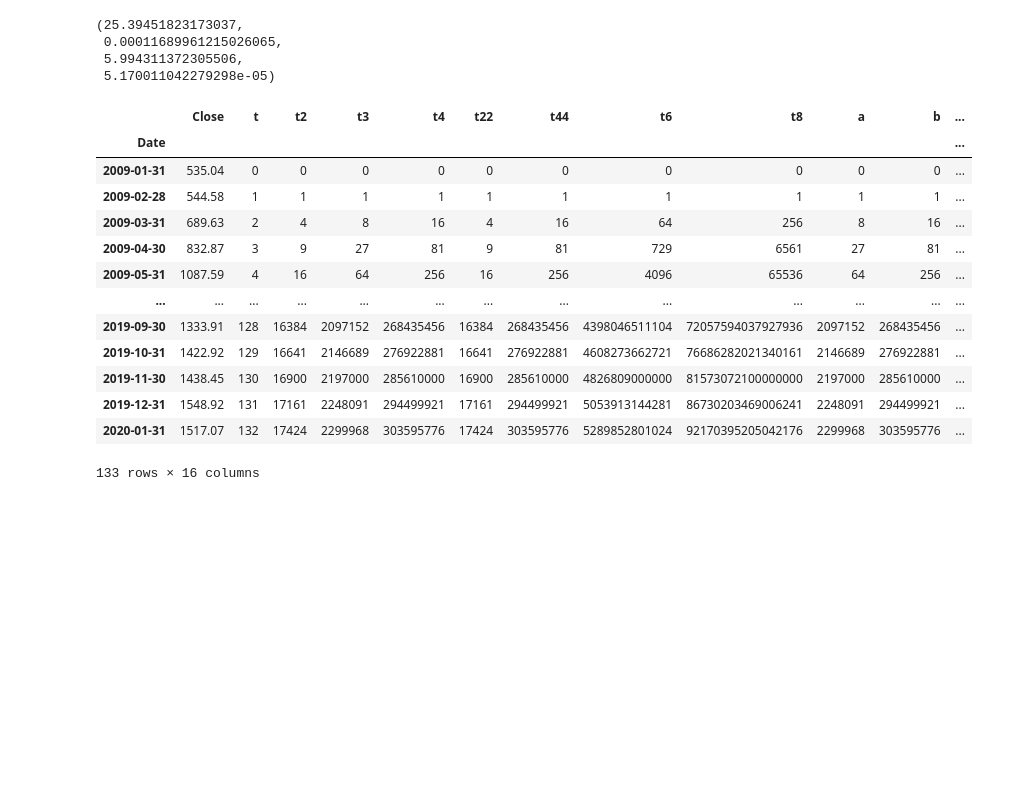
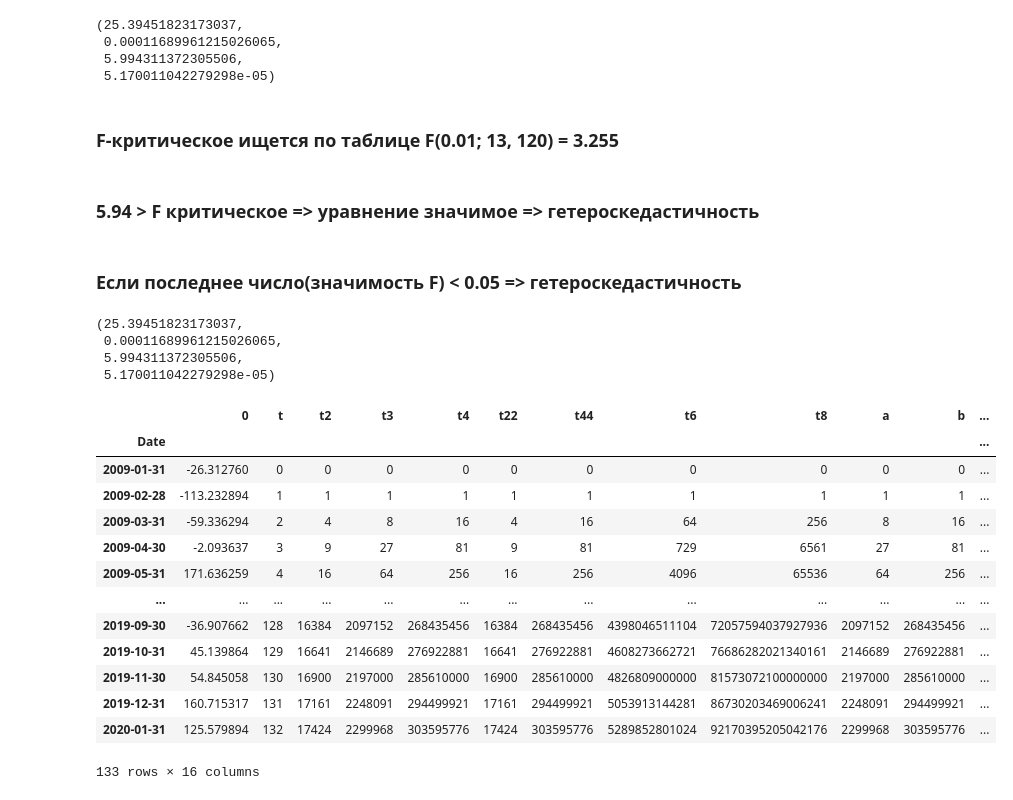
Before and after one commit to xtess16/RTSI, a Jupyter notebook: RTS_test.ipynb, the cells around one changed output. Drawn from its saved outputs; the diff is of its cells as text; code cells hidden in the pictures; blank space fills up the shorter version.

```diff
--- a/RTS_test.ipynb
+++ b/RTS_test.ipynb
@@ -272,39 +275,52 @@ het_white(series_remains, series_remains_exog)
  0.00011689961215026065,
  5.994311372305506,
  5.170011042279298e-05)
+# %% [markdown]
+### F-критическое ищется по таблице F(0.01; 13, 120) = 3.255
+# %% [markdown]
+### 5.94 > F критическое => уравнение значимое => гетероскедастичность
+# %% [markdown]
+### Если последнее число(значимость F) < 0.05 => гетероскедастичность
+# %%
+# ТЕСТ УАЙТА на гомоскетастичность
+het_white(series_remains, series_remains_exog)
+# %% [output]
+(25.39451823173037,
+ 0.00011689961215026065,
+ 5.994311372305506,
+ 5.170011042279298e-05)
 # %%
-tmp = series.to_frame()
+tmp = series_remains.to_frame()
 tmp['t'] = np.arange(tmp.size)
 tmp['t2'] = tmp.t ** 2
 tmp['t3'] = tmp.t ** 3
 tmp['t4'] = tmp.t2 ** 2
 tmp['t22'] = tmp.t2.copy()
 tmp['t44'] = tmp.t4.copy()
 tmp['t6'] = tmp.t3 ** 2
 tmp['t8'] = tmp.t4 ** 2
 
 tmp['a'] = tmp.t3.copy()
 tmp['b'] = tmp.t4.copy()
 tmp['c'] = tmp.t4 * tmp.t
 tmp['d'] = tmp.t4 * tmp.t
 tmp['e'] = tmp.t3 ** 2
 tmp['f'] = tmp.t3 * tmp.t4
 tmp['remains'] = series_remains ** 2
-tmp
 # %% [output]
-|  | Close | t | t2 | t3 | t4 | t22 | t44 | t6 | t8 | a | b | ... |
+|  | 0 | t | t2 | t3 | t4 | t22 | t44 | t6 | t8 | a | b | ... |
 | Date |  |  |  |  |  |  |  |  |  |  |  | ... |
-| 2009-01-31 | 535.04 | 0 | 0 | 0 | 0 | 0 | 0 | 0 | 0 | 0 | 0 | ... |
-| 2009-02-28 | 544.58 | 1 | 1 | 1 | 1 | 1 | 1 | 1 | 1 | 1 | 1 | ... |
-| 2009-03-31 | 689.63 | 2 | 4 | 8 | 16 | 4 | 16 | 64 | 256 | 8 | 16 | ... |
-| 2009-04-30 | 832.87 | 3 | 9 | 27 | 81 | 9 | 81 | 729 | 6561 | 27 | 81 | ... |
-| 2009-05-31 | 1087.59 | 4 | 16 | 64 | 256 | 16 | 256 | 4096 | 65536 | 64 | 256 | ... |
+| 2009-01-31 | -26.312760 | 0 | 0 | 0 | 0 | 0 | 0 | 0 | 0 | 0 | 0 | ... |
+| 2009-02-28 | -113.232894 | 1 | 1 | 1 | 1 | 1 | 1 | 1 | 1 | 1 | 1 | ... |
+| 2009-03-31 | -59.336294 | 2 | 4 | 8 | 16 | 4 | 16 | 64 | 256 | 8 | 16 | ... |
+| 2009-04-30 | -2.093637 | 3 | 9 | 27 | 81 | 9 | 81 | 729 | 6561 | 27 | 81 | ... |
+| 2009-05-31 | 171.636259 | 4 | 16 | 64 | 256 | 16 | 256 | 4096 | 65536 | 64 | 256 | ... |
 | ... | ... | ... | ... | ... | ... | ... | ... | ... | ... | ... | ... | ... |
-| 2019-09-30 | 1333.91 | 128 | 16384 | 2097152 | 268435456 | 16384 | 268435456 | 4398046511104 | 72057594037927936 | 2097152 | 268435456 | ... |
-| 2019-10-31 | 1422.92 | 129 | 16641 | 2146689 | 276922881 | 16641 | 276922881 | 4608273662721 | 76686282021340161 | 2146689 | 276922881 | ... |
-| 2019-11-30 | 1438.45 | 130 | 16900 | 2197000 | 285610000 | 16900 | 285610000 | 4826809000000 | 81573072100000000 | 2197000 | 285610000 | ... |
-| 2019-12-31 | 1548.92 | 131 | 17161 | 2248091 | 294499921 | 17161 | 294499921 | 5053913144281 | 86730203469006241 | 2248091 | 294499921 | ... |
-| 2020-01-31 | 1517.07 | 132 | 17424 | 2299968 | 303595776 | 17424 | 303595776 | 5289852801024 | 92170395205042176 | 2299968 | 303595776 | ... |
+| 2019-09-30 | -36.907662 | 128 | 16384 | 2097152 | 268435456 | 16384 | 268435456 | 4398046511104 | 72057594037927936 | 2097152 | 268435456 | ... |
+| 2019-10-31 | 45.139864 | 129 | 16641 | 2146689 | 276922881 | 16641 | 276922881 | 4608273662721 | 76686282021340161 | 2146689 | 276922881 | ... |
+| 2019-11-30 | 54.845058 | 130 | 16900 | 2197000 | 285610000 | 16900 | 285610000 | 4826809000000 | 81573072100000000 | 2197000 | 285610000 | ... |
+| 2019-12-31 | 160.715317 | 131 | 17161 | 2248091 | 294499921 | 17161 | 294499921 | 5053913144281 | 86730203469006241 | 2248091 | 294499921 | ... |
+| 2020-01-31 | 125.579894 | 132 | 17424 | 2299968 | 303595776 | 17424 | 303595776 | 5289852801024 | 92170395205042176 | 2299968 | 303595776 | ... |
 133 rows × 16 columns
 # %%
 f = smf.ols('remains ~ (t + t2 + t3 + t4 + t22 + t44 + t6 + t8 + a + b + c + d + e + f)', data=tmp).fit()
```
Also changed, not shown: parts of 17 cells of this notebook, 1 other file.
